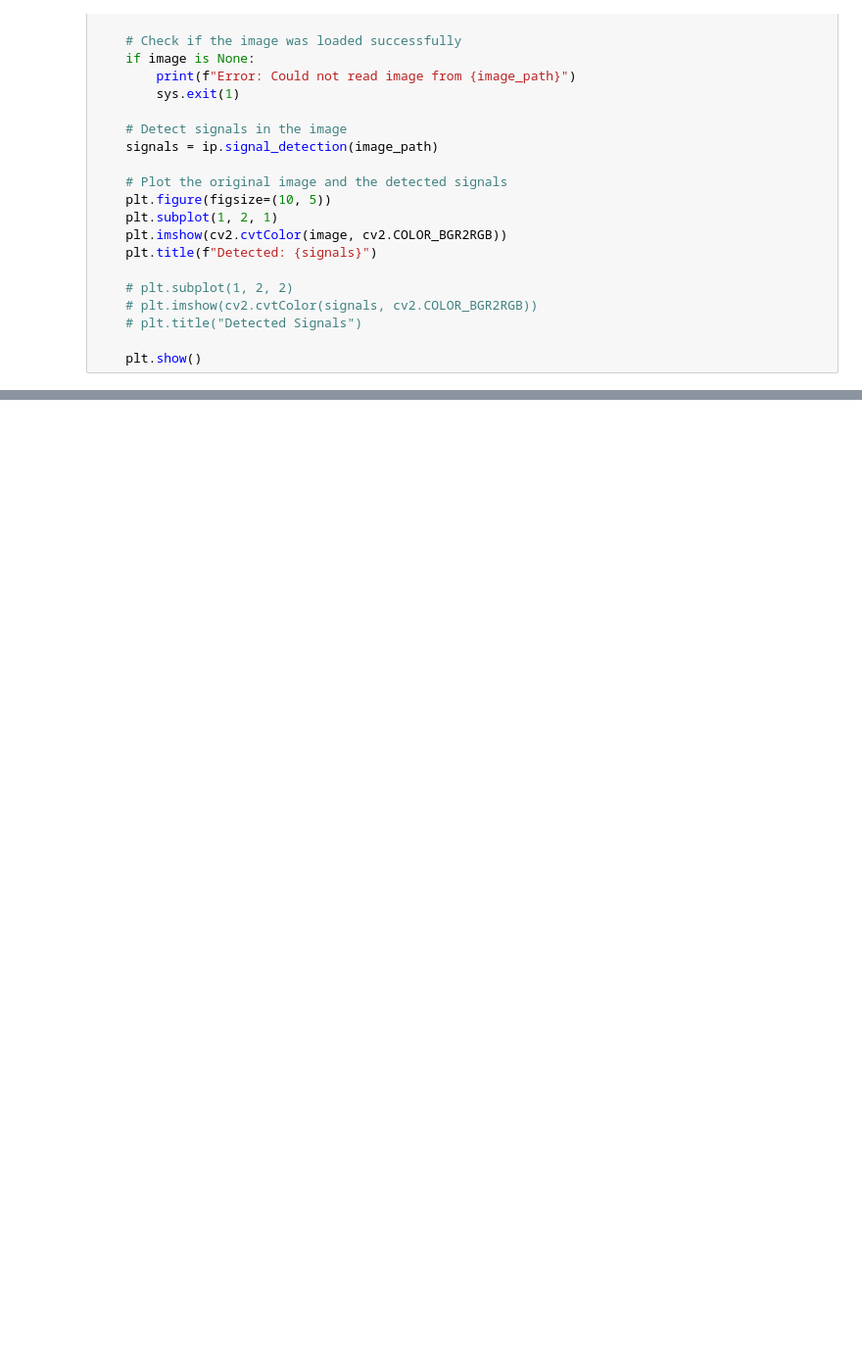
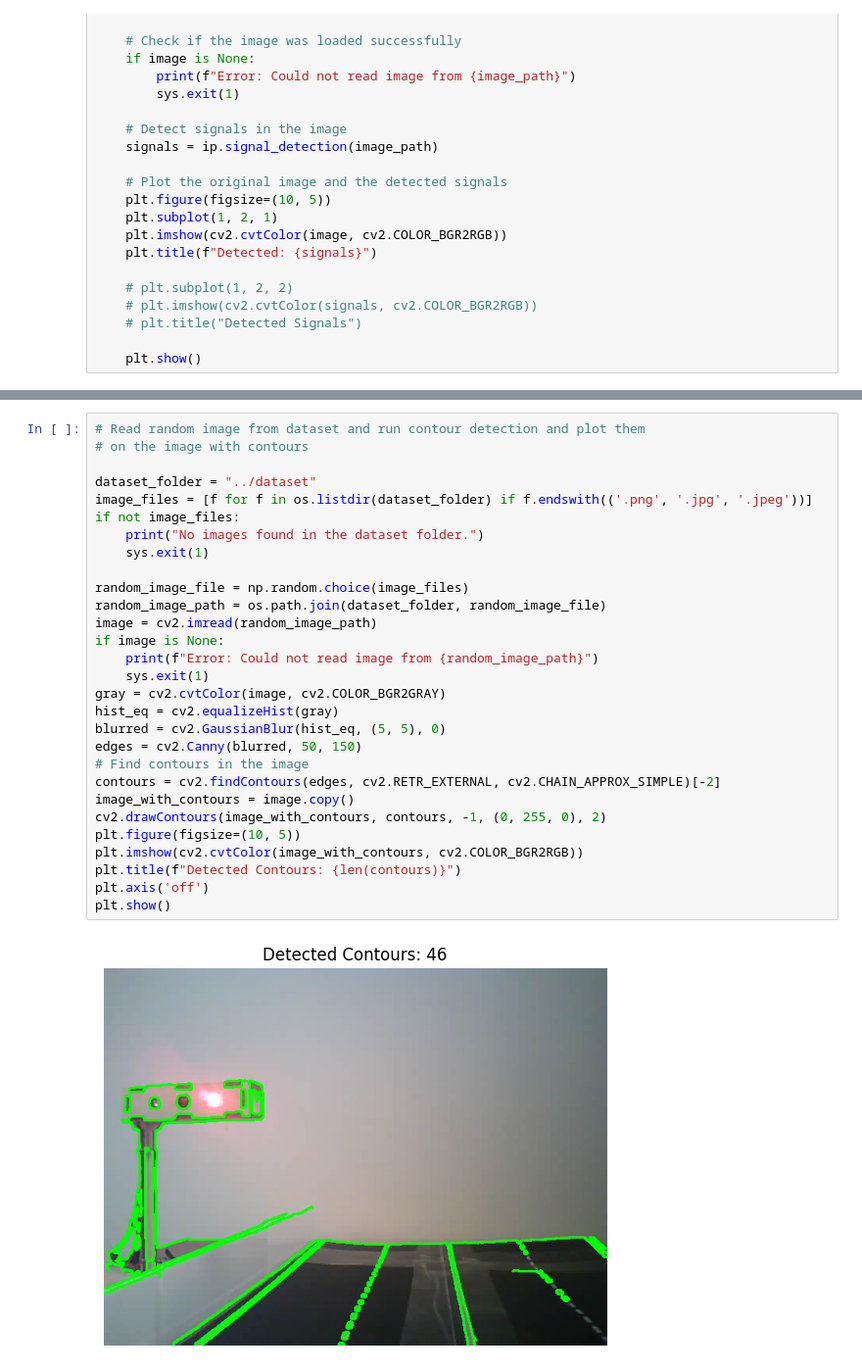
Before and after one commit to DevastatingRPG/road-saviour, a Jupyter notebook: server/testing.ipynb, the cells around one changed output, grey strips where cells are left out. Shown: that part at 98% size. Saved outputs shown, nothing was run; the diff lists cells and outputs as text; blank space fills up the shorter version.

```diff
--- a/server/testing.ipynb
+++ b/server/testing.ipynb
@@ -59,0 +136,31 @@ if __name__ == "__main__":
+# %%
+# Read random image from dataset and run contour detection and plot them
+# on the image with contours
+
+dataset_folder = "../dataset"
+image_files = [f for f in os.listdir(dataset_folder) if f.endswith(('.png', '.jpg', '.jpeg'))]
+if not image_files:
+    print("No images found in the dataset folder.")
+    sys.exit(1)
+
+random_image_file = np.random.choice(image_files)
+random_image_path = os.path.join(dataset_folder, random_image_file)
+image = cv2.imread(random_image_path)
+if image is None:
+    print(f"Error: Could not read image from {random_image_path}")
+    sys.exit(1)
+gray = cv2.cvtColor(image, cv2.COLOR_BGR2GRAY)
+hist_eq = cv2.equalizeHist(gray)
+blurred = cv2.GaussianBlur(hist_eq, (5, 5), 0)
+edges = cv2.Canny(blurred, 50, 150)
+# Find contours in the image
+contours = cv2.findContours(edges, cv2.RETR_EXTERNAL, cv2.CHAIN_APPROX_SIMPLE)[-2]
+image_with_contours = image.copy()
+cv2.drawContours(image_with_contours, contours, -1, (0, 255, 0), 2)
+plt.figure(figsize=(10, 5))
+plt.imshow(cv2.cvtColor(image_with_contours, cv2.COLOR_BGR2RGB))
+plt.title(f"Detected Contours: {len(contours)}")
+plt.axis('off')
+plt.show()
+# %% [output]
+[figure, added]
```
Also changed, not shown: parts of 4 cells of this notebook, 2 other files.
